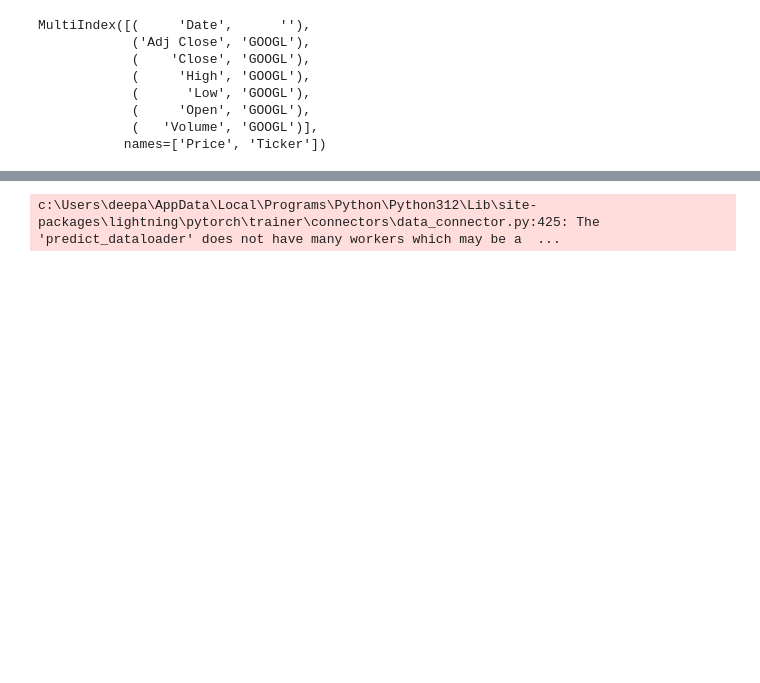
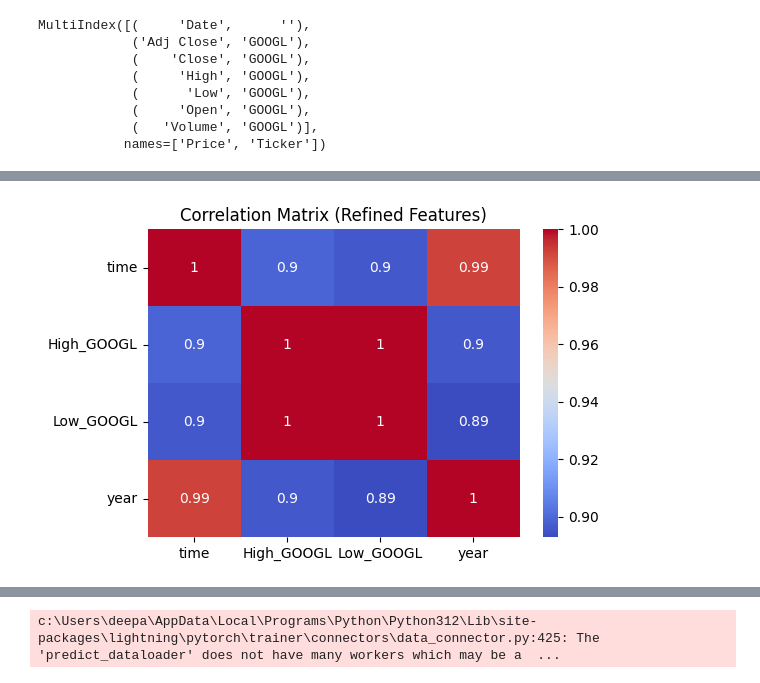
Before and after one commit to deepak-dobbala/Stock_Market_Forecasting_using_DeepLearning, a Jupyter notebook: Training/Train_TFT.ipynb, the cells around one changed output, grey strips where cells are left out. Drawn from its saved outputs; the diff is of its cells as text; code cells hidden in the pictures; blank space fills up the shorter version.

```diff
--- a/Training/Train_TFT.ipynb
+++ b/Training/Train_TFT.ipynb
@@ -95 +171,19 @@ print(data_google.head())
+# %%
+# Create a refined DataFrame with only the significant features:
+selected_features = ['High_GOOGL', 'Low_GOOGL', 'year']  # Add any additional features if needed
+refined_data = data_google[['Date', 'time', 'group'] + selected_features].copy()
+
+# Optionally, if you want to keep some engineered date features (if they add value):
+# refined_data = data_google[['Date', 'time', 'group', 'High_GOOGL', 'Low_GOOGL', 'year', 'month_sin', 'month_cos', 'weekday_sin', 'weekday_cos']]
+import seaborn as sns
+import matplotlib.pyplot as plt
+
+numeric_refined = refined_data.select_dtypes(include=[float, int])
+corr_matrix_refined = numeric_refined.corr()
+plt.figure(figsize=(6, 4))
+sns.heatmap(corr_matrix_refined, annot=True, cmap='coolwarm')
+plt.title("Correlation Matrix (Refined Features)")
+plt.show()
+# %% [output]
+[figure, added]
 # %%
```
Also changed, not shown: parts of 8 cells of this notebook.
